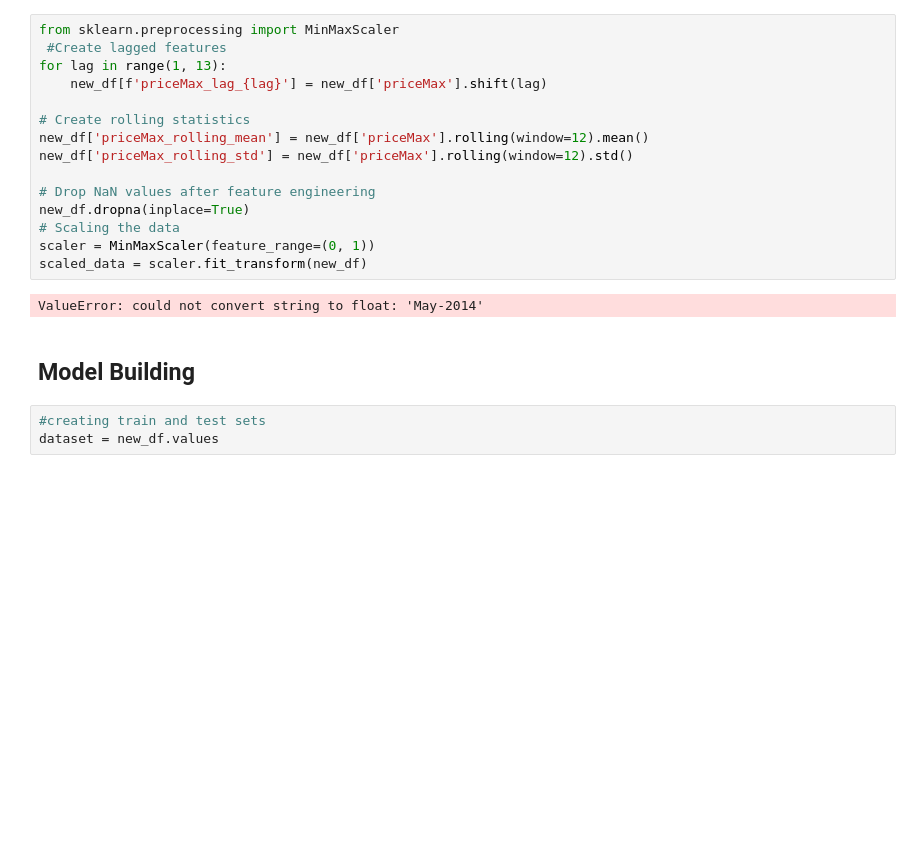
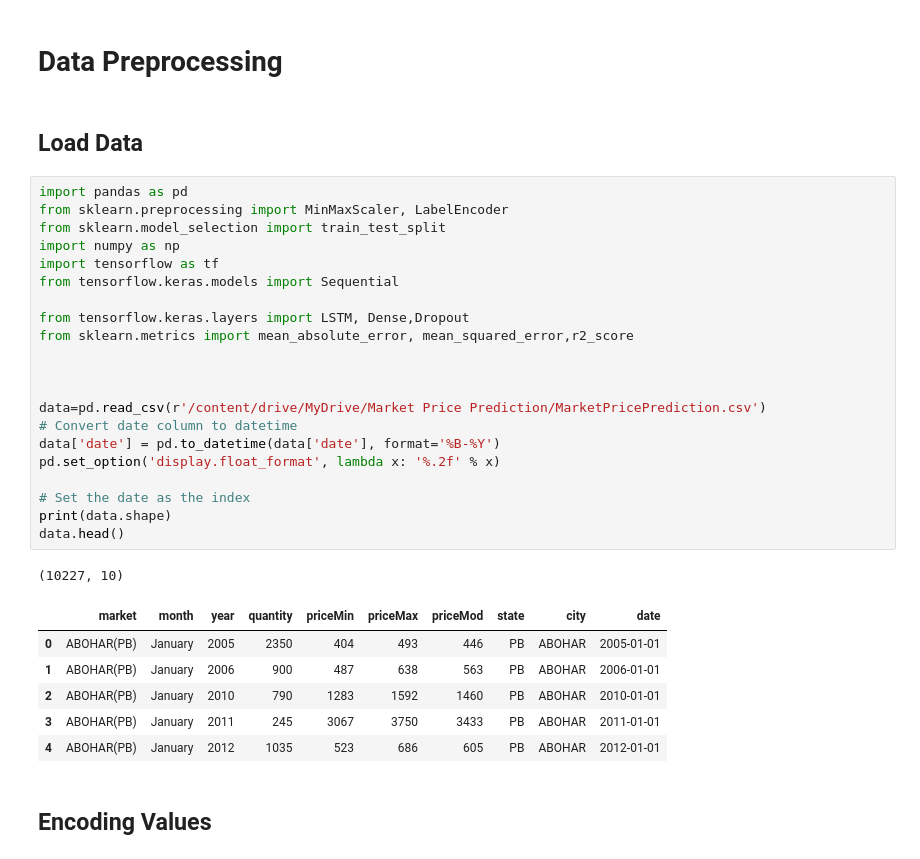
Before and after one commit to Zesmat/Market-Price-Prediction, a Jupyter notebook: Market_Price_Prediction.ipynb, the cells around one changed output. Drawn from its saved outputs; the diff is of its cells as text; blank space fills up the shorter version.

```diff
--- a/Market_Price_Prediction.ipynb
+++ b/Market_Price_Prediction.ipynb
@@ -76,22 +3,35 @@ dtype: int64
-# %%
-from sklearn.preprocessing import MinMaxScaler
- #Create lagged features
-for lag in range(1, 13):
-    new_df[f'priceMax_lag_{lag}'] = new_df['priceMax'].shift(lag)
-
-# Create rolling statistics
-new_df['priceMax_rolling_mean'] = new_df['priceMax'].rolling(window=12).mean()
-new_df['priceMax_rolling_std'] = new_df['priceMax'].rolling(window=12).std()
-
-# Drop NaN values after feature engineering
-new_df.dropna(inplace=True)
-# Scaling the data
-scaler = MinMaxScaler(feature_range=(0, 1))
-scaled_data = scaler.fit_transform(new_df)
-# %% [output]
-ValueError: could not convert string to float: 'May-2014'
-# %% [markdown]
-## **Model Building**
-# %%
-#creating train and test sets
-dataset = new_df.values
+# %% [markdown]
+# **Data Preprocessing**
+# %% [markdown]
+## **Load Data**
+# %%
+import pandas as pd
+from sklearn.preprocessing import MinMaxScaler, LabelEncoder
+from sklearn.model_selection import train_test_split
+import numpy as np
+import tensorflow as tf
+from tensorflow.keras.models import Sequential
+
+from tensorflow.keras.layers import LSTM, Dense,Dropout
+from sklearn.metrics import mean_absolute_error, mean_squared_error,r2_score
+
+
+
+data=pd.read_csv(r'/content/drive/MyDrive/Market Price Prediction/MarketPricePrediction.csv')
+# Convert date column to datetime
+data['date'] = pd.to_datetime(data['date'], format='%B-%Y')
+pd.set_option('display.float_format', lambda x: '%.2f' % x)
+
+# Set the date as the index
+print(data.shape)
+data.head()
+# %% [output]
+(10227, 10)
+|  | market | month | year | quantity | priceMin | priceMax | priceMod | state | city | date |
+| 0 | ABOHAR(PB) | January | 2005 | 2350 | 404 | 493 | 446 | PB | ABOHAR | 2005-01-01 |
+| 1 | ABOHAR(PB) | January | 2006 | 900 | 487 | 638 | 563 | PB | ABOHAR | 2006-01-01 |
+| 2 | ABOHAR(PB) | January | 2010 | 790 | 1283 | 1592 | 1460 | PB | ABOHAR | 2010-01-01 |
+| 3 | ABOHAR(PB) | January | 2011 | 245 | 3067 | 3750 | 3433 | PB | ABOHAR | 2011-01-01 |
+| 4 | ABOHAR(PB) | January | 2012 | 1035 | 523 | 686 | 605 | PB | ABOHAR | 2012-01-01 |
+# %% [markdown]
+## **Encoding Values**
```
Also changed, not shown: parts of 36 cells of this notebook.
